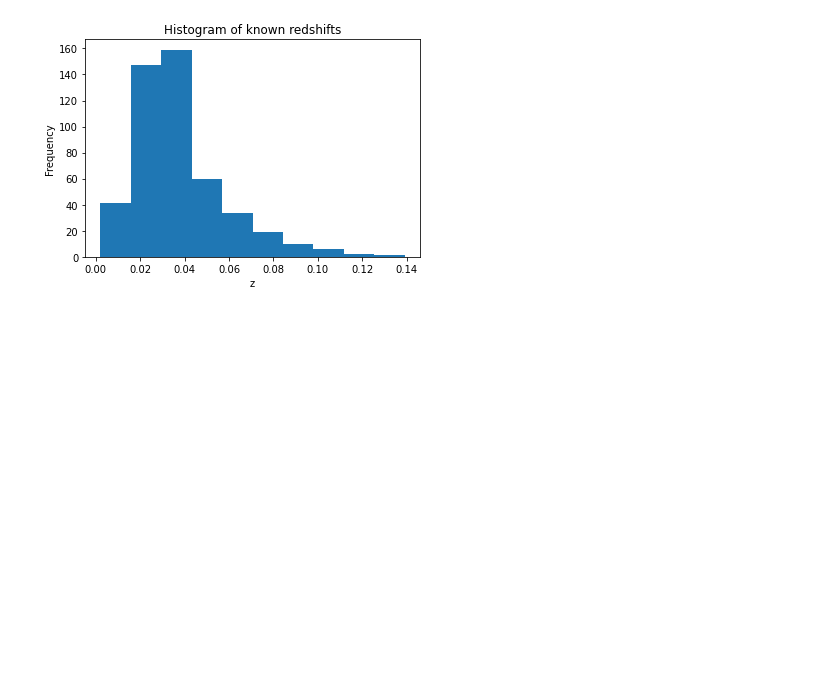
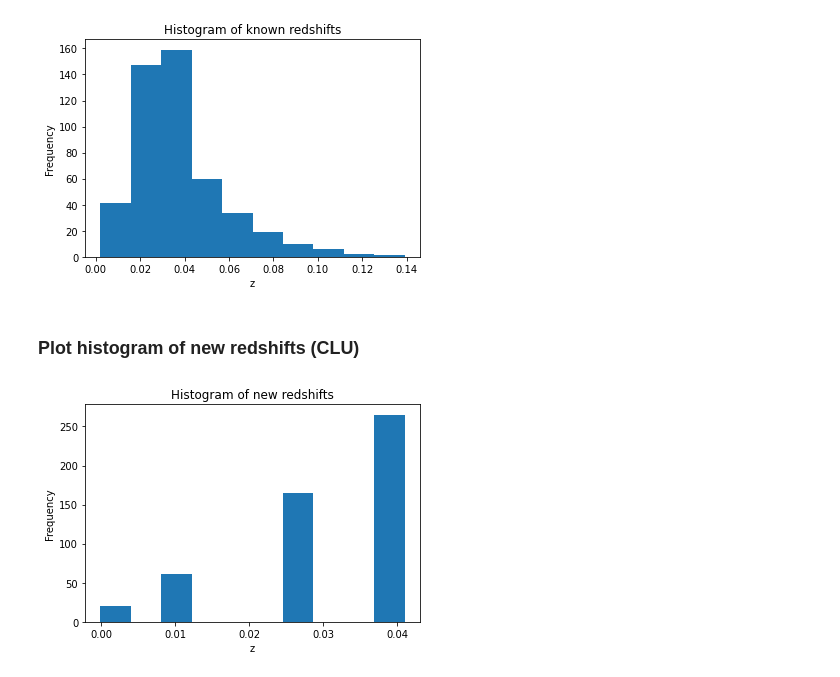
Before and after one commit to amberwang2/CLU_2022, a Jupyter notebook: plots.ipynb, the cells around one changed output. Drawn from its saved outputs; the diff is of its cells as text; code cells hidden in the pictures; blank space fills up the shorter version.

```diff
--- a/plots.ipynb
+++ b/plots.ipynb
@@ -112,2 +112,15 @@ plt.savefig('plots/z_hist.jpg', dpi=600, bbox_inches='tight')
 # %% [output]
 [figure]
+# %% [markdown]
+### Plot histogram of new redshifts (CLU)
+# %%
+nz = [cat[np.where(cat['objid'] == i)]['zphot'][0] for i in new_id]
+plt.hist(nz, bins=10)
+
+plt.title("Histogram of new redshifts")
+plt.xlabel("z")
+plt.ylabel("Frequency")
+
+plt.savefig('plots/new_z_hist.jpg', dpi=600, bbox_inches='tight')
+# %% [output]
+[figure, added]
```
Also changed, not shown: parts of 6 cells of this notebook, 5 other files.
